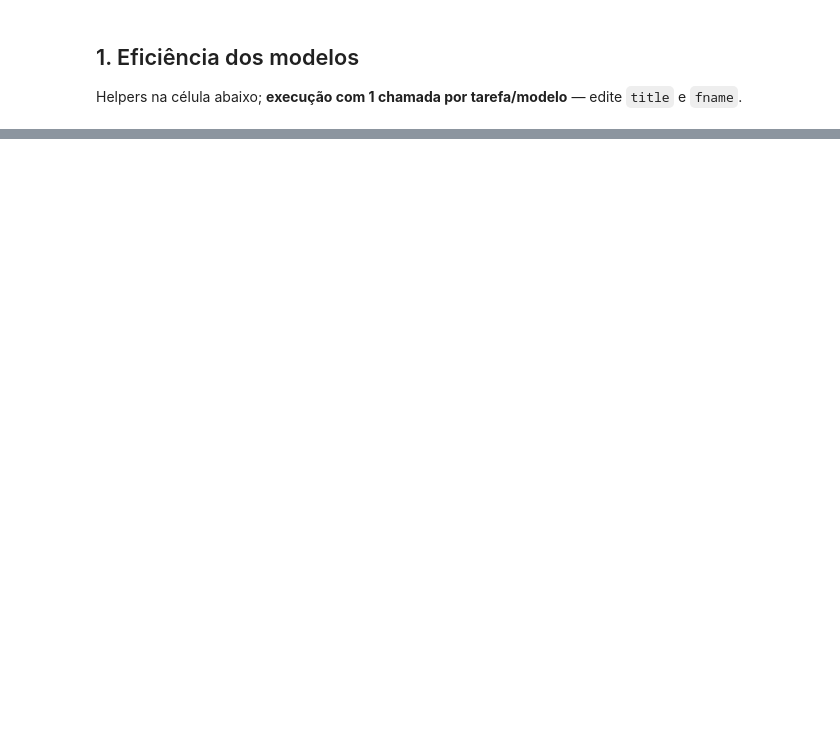
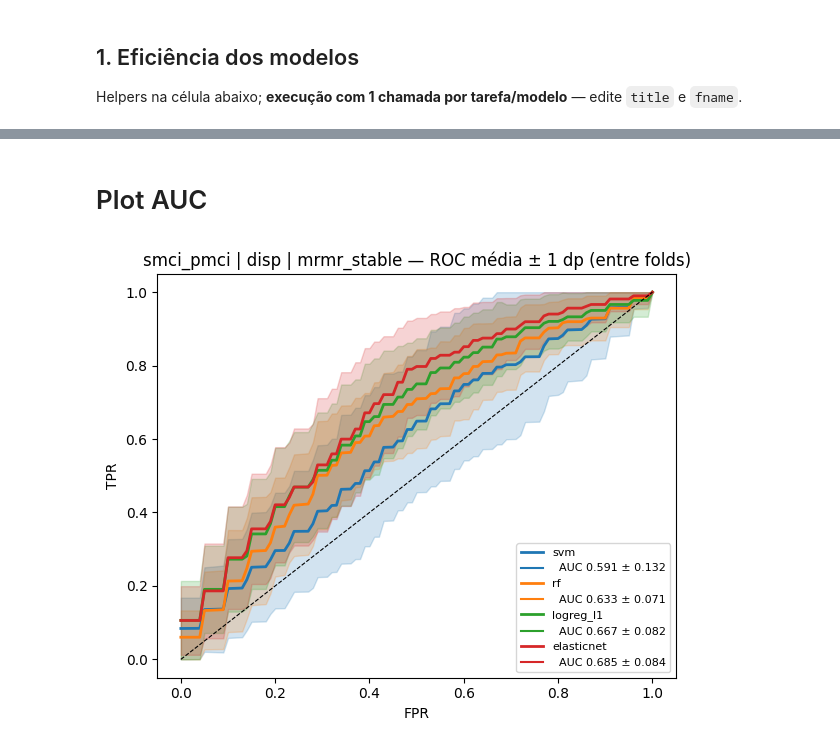
Before and after one commit to PauloMatheusGr/graphs, a Jupyter notebook: 3_results.ipynb, the cells around one changed output, grey strips where cells are left out. Drawn from its saved outputs; the diff is of its cells as text; code cells hidden in the pictures; blank space fills up the shorter version.

```diff
--- a/3_results.ipynb
+++ b/3_results.ipynb
@@ -805,0 +552,73 @@ global         20
+# %% [markdown]
+# Plot AUC
+# %%
+import json
+import matplotlib.pyplot as plt
+import numpy as np
+import pandas as pd
+from sklearn.metrics import roc_auc_score, roc_curve
+
+from ablation_analysis import prepare_ablation_df, filter_ablation_config
+
+def interp_tpr(fpr, tpr, grid):
+    return np.interp(grid, fpr, tpr, left=0.0, right=1.0)
+
+def roc_mean_std(sub: pd.DataFrame, fpr_grid: np.ndarray):
+    tpr_rows, aucs = [], []
+    for _, row in sub.iterrows():
+        y = np.asarray(json.loads(row["test_y_true"]), dtype=int)
+        s = np.asarray(json.loads(row["test_scores"]), dtype=float)
+        if len(np.unique(y)) < 2:
+            continue
+        fpr, tpr, _ = roc_curve(y, s)
+        tpr_rows.append(interp_tpr(fpr, tpr, fpr_grid))
+        aucs.append(roc_auc_score(y, s))
+    if not tpr_rows:
+        raise ValueError("Nenhum fold com duas classes")
+    tpr_m = np.mean(tpr_rows, axis=0)
+    tpr_s = np.std(tpr_rows, axis=0, ddof=0)
+    return tpr_m, tpr_s, np.asarray(aucs)
+
+MOD = "all"
+df = prepare_ablation_df(
+    pd.read_csv(f"csvs/longitudinal_4_groups/ablation_results/{MOD}/ablation_results_all.csv")
+)
+fpr_grid = np.linspace(0, 1, 101)
+
+fig, ax = plt.subplots(figsize=(6, 5))
+colors = {"svm": "C0", "rf": "C1", "logreg_l1": "C2", "elasticnet": "C3"}
+
+for model in ["svm", "rf", "logreg_l1", "elasticnet"]:
+    try:
+        sub = filter_ablation_config(
+            df,
+            task="smci_pmci",
+            modality=MOD,
+            model_key=model,
+            with_combat=False,
+            selection_mode="mrmr_stable",
+        )
+        tpr_m, tpr_s, aucs = roc_mean_std(sub, fpr_grid)
+        c = colors.get(model, None)
+        ax.plot(fpr_grid, tpr_m, color=c, lw=2, label=f"{model}")
+        ax.fill_between(
+            fpr_grid,
+            np.clip(tpr_m - tpr_s, 0, 1),
+            np.clip(tpr_m + tpr_s, 0, 1),
+            color=c,
+            alpha=0.2,
+        )
+        # legenda com AUC mean ± SD (por fold)
+        ax.plot([], [], color=c, label=f"  AUC {aucs.mean():.3f} ± {aucs.std(ddof=0):.3f}")
+    except (ValueError, KeyError) as e:
+        print(f"{model}: {e}")
+
+ax.plot([0, 1], [0, 1], "k--", lw=0.8)
+ax.set_xlabel("FPR")
+ax.set_ylabel("TPR")
+ax.set_title("smci_pmci | disp | mrmr_stable — ROC média ± 1 dp (entre folds)")
+ax.legend(fontsize=8)
+plt.tight_layout()
+plt.show()
+# %% [output]
+[figure, added]
```
Also changed, not shown: parts of 10 cells of this notebook, 10 other files.
